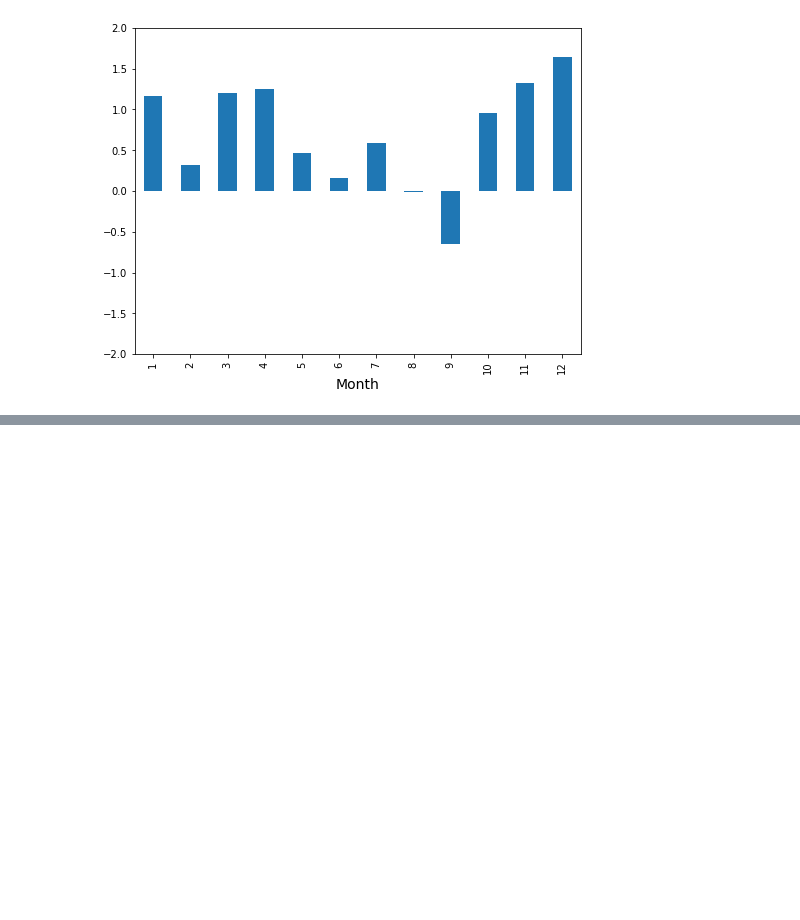
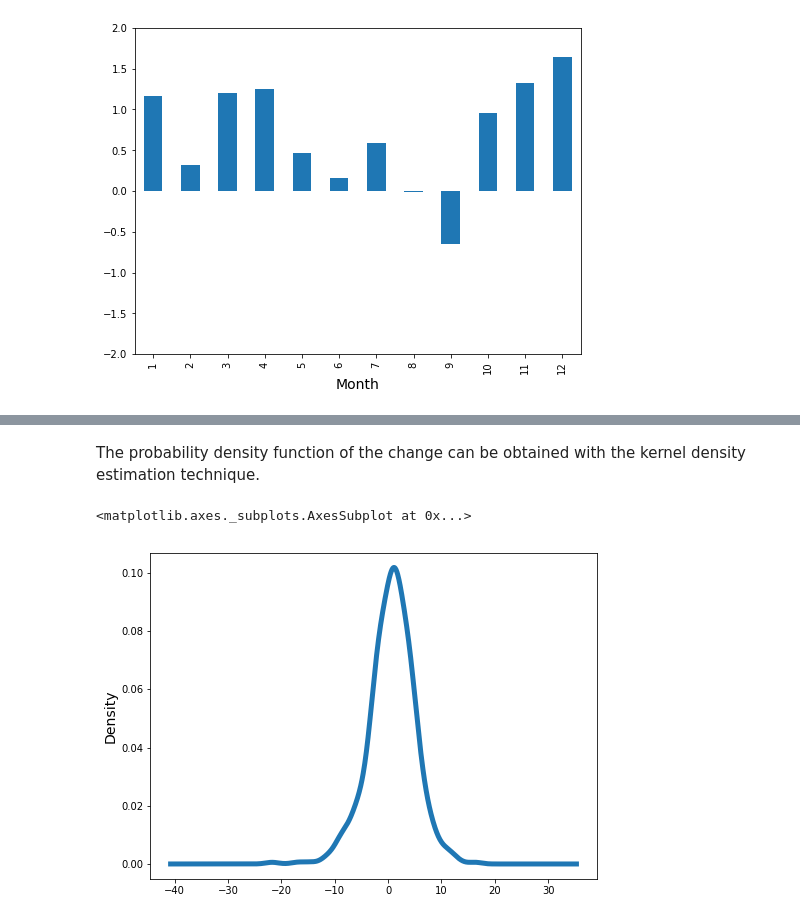
Before and after one commit to chuvmai/pandas, a Jupyter notebook: 04_sp_index/sp_500_index.ipynb, the cells around one changed output, grey strips where cells are left out. Saved outputs shown, nothing was run; the diff lists cells and outputs as text; code cells hidden in the pictures; blank space fills up the shorter version.

```diff
--- a/04_sp_index/sp_500_index.ipynb
+++ b/04_sp_index/sp_500_index.ipynb
@@ -347,0 +377,8 @@ The most important decisions to make are when to buy and sell? This figure doesn
+# %% [markdown]
+The probability density function of the change can be obtained with the kernel density estimation technique.
+# %%
+plt.figure()
+data['Change %'].plot(kind = 'kde')
+# %% [output]
+<matplotlib.axes._subplots.AxesSubplot at 0x...>
+[figure, added]
```
Also changed, not shown: parts of 17 cells of this notebook.
